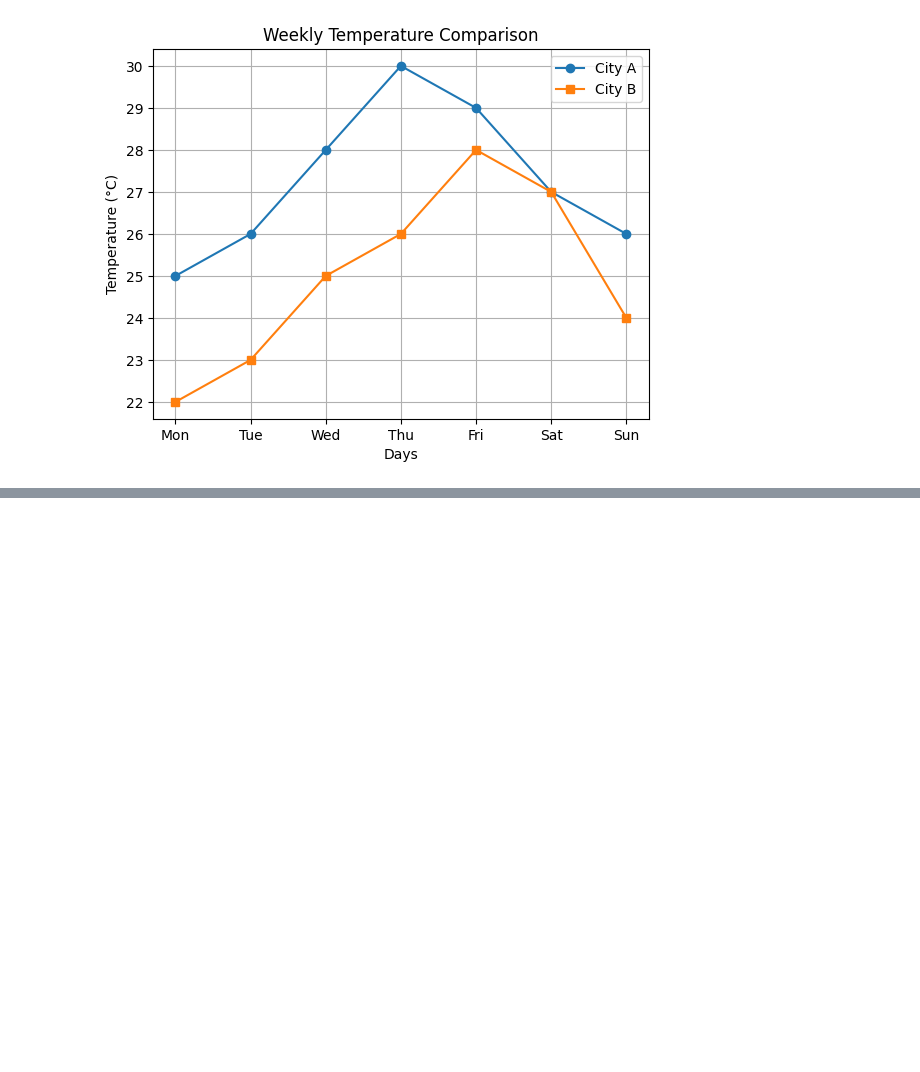
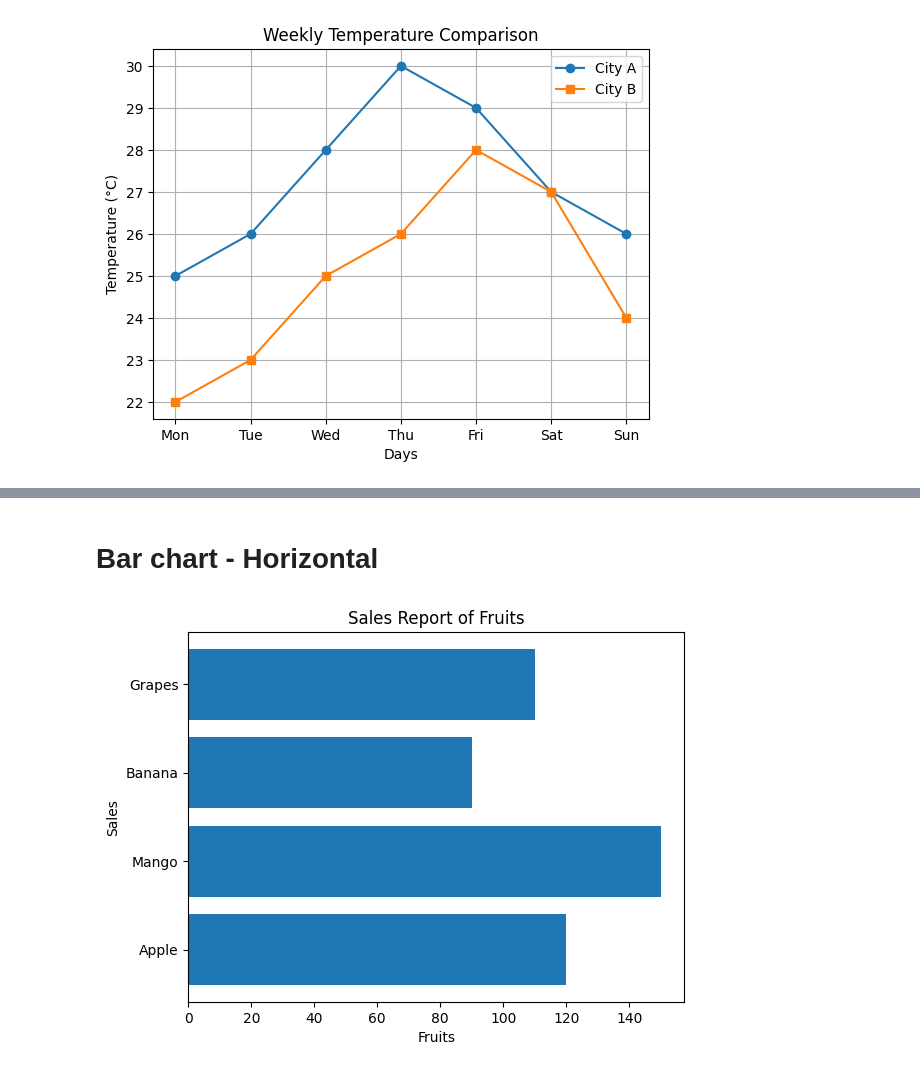
Before and after one commit to ShaazCode/Python-Libraries---EDA, a Jupyter notebook: Matplotlib.ipynb, the cells around one changed output, grey strips where cells are left out. Drawn from its saved outputs; the diff is of its cells as text; code cells hidden in the pictures; blank space fills up the shorter version.

```diff
--- a/Matplotlib.ipynb
+++ b/Matplotlib.ipynb
@@ -139,0 +177,18 @@ plt.show()
+# %% [markdown]
+# **Bar chart - Horizontal**
+# %%
+import matplotlib.pyplot as plt
+
+fruits = ["Apple", "Mango", "Banana", "Grapes"]
+
+# Values for each category
+sales = [120, 150, 90, 110]
+
+plt.barh(fruits, sales)
+plt.xlabel("Fruits")
+plt.ylabel("Sales")
+plt.title("Sales Report of Fruits")
+
+plt.show()
+# %% [output]
+[figure, added]
```
Also changed, not shown: parts of 9 cells of this notebook.
